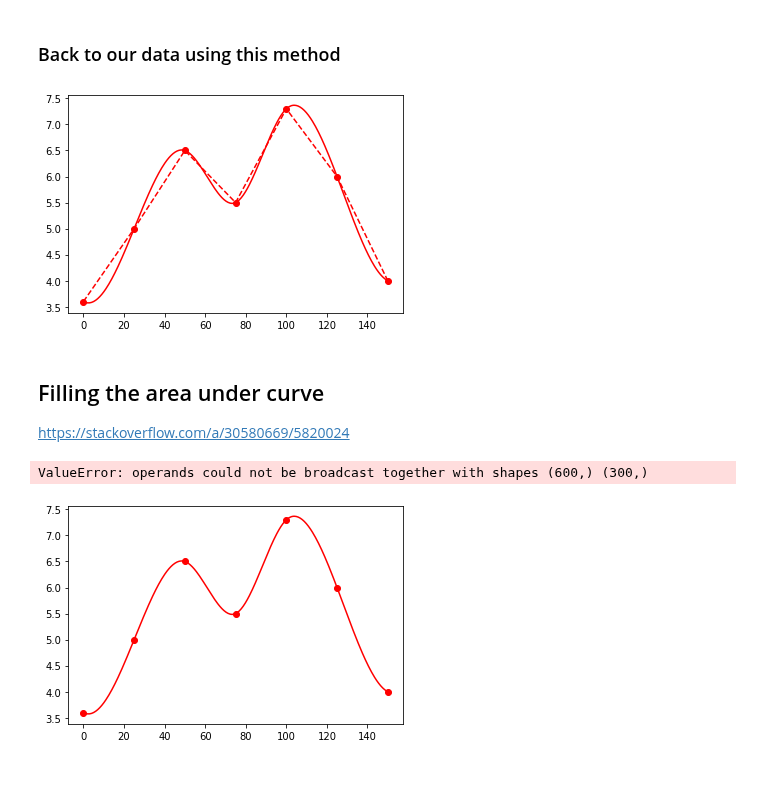
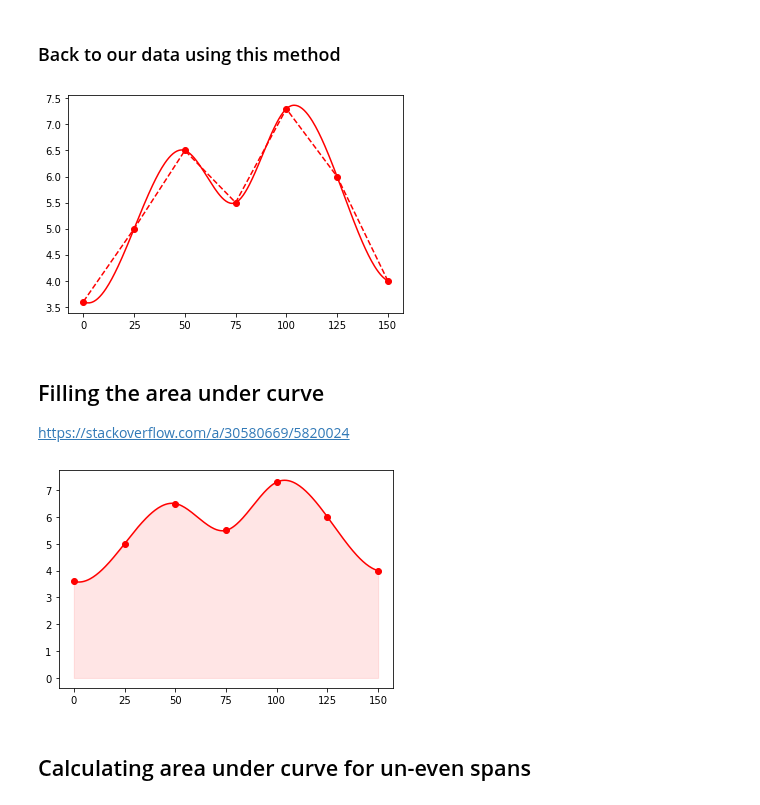
Before and after one commit to drnesr/SandDitch, a Jupyter notebook: Code/SandDitchAnalysis008.ipynb, the cells around one changed output. Cells and saved outputs as stored; diff of their text form; code cells hidden in the pictures; blank space fills up the shorter version.

```diff
--- a/Code/SandDitchAnalysis008.ipynb
+++ b/Code/SandDitchAnalysis008.ipynb
@@ -42,0 +52,5 @@ area_simp
+# %%
+# Test
+data = np.array([[0, 3.6], [25, 5.], [50, 6.5], [75, 5.5], [100, 7.3],
+                 [125, 6.0], [150, 4.0]])
+get_simpsons_area(data)
@@ -106,18 +122,20 @@ spl = make_interp_spline(X, np.c_[X, Y])
 phi_new = np.linspace(X.min(), X.max(), 300)
 x_new, y_new = spl(phi_new).T
 plt.plot(X, Y, 'ro--')
+plt.xticks(np.arange(X.min(), X.max()+1, 25.0));
 plt.plot(x_new, y_new, 'r-');
 # %% [output]
-[figure, old version]
+[figure, new version]
 # %% [markdown]
 ## Filling the area under curve
 https://stackoverflow.com/a/30580669/5820024
 # %%
 
-section = np.arange(0, 150, 0.5)
 plt.plot(X, Y, 'ro')
 plt.plot(x_new, y_new, 'r-');
-plt.fill_between(section,y_new, alpha=0.1, color='r')
+plt.fill_between(x_new,y_new, alpha=0.1, color='r')
+plt.xticks(np.arange(X.min(), X.max()+1, 25.0));
 # %% [output]
-ValueError: operands could not be broadcast together with shapes (600,) (300,)
-[figure, old version]
+[figure, new version]
+# %% [markdown]
+## Calculating area under curve for un-even spans
```
Also changed, not shown: parts of 10 cells of this notebook, 1 other file.
